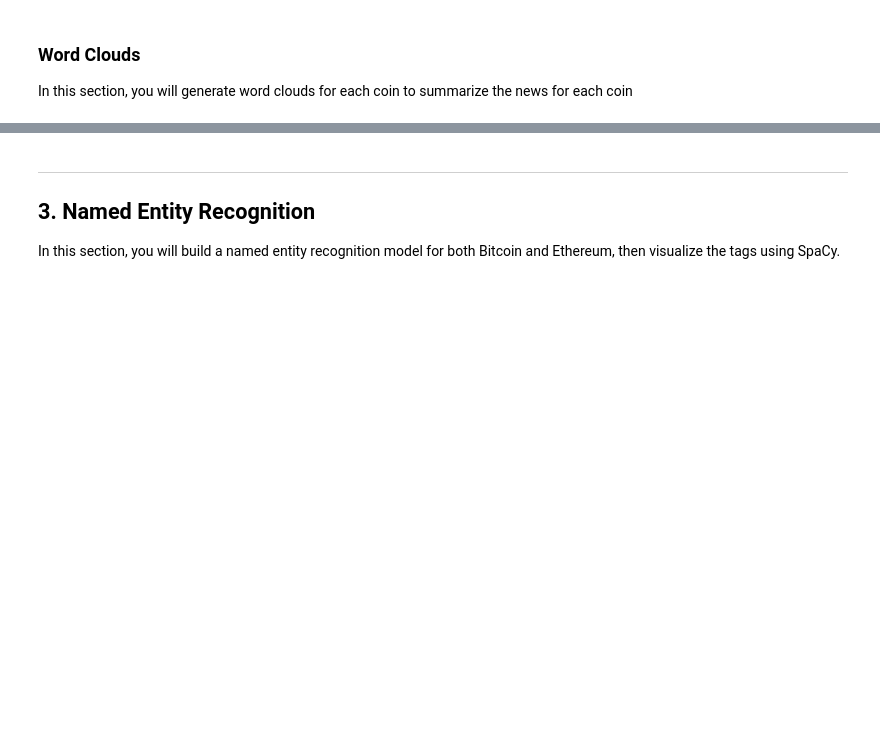
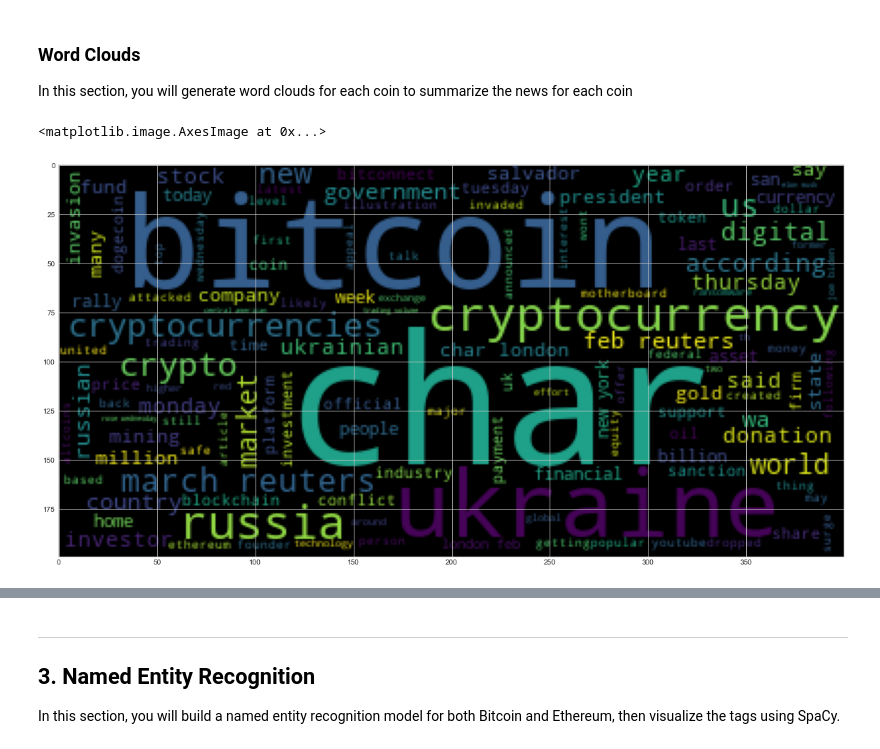
Before and after one commit to CascadingDoomPony/Natural-Language-Processing, a Jupyter notebook: crypto_sentiment.ipynb, the cells around one changed output, grey strips where cells are left out. Cells and saved outputs as stored; diff of their text form; code cells hidden in the pictures; blank space fills up the shorter version.

```diff
--- a/crypto_sentiment.ipynb
+++ b/crypto_sentiment.ipynb
@@ -316,6 +316,11 @@ import matplotlib as mpl
 mpl.rcParams['figure.figsize'] = [20.0, 10.0]
 # %%
 # Generate the Bitcoin word cloud
-# YOUR CODE HERE!
+cloud_text = " ".join(bitcoin_words)
+wc = WordCloud().generate(cloud_text)
+plt.imshow(wc)
+# %% [output]
+<matplotlib.image.AxesImage at 0x...>
+[figure, added]
 # %%
 # Generate the Ethereum word cloud
```
Also changed, not shown: parts of 10 cells of this notebook.
